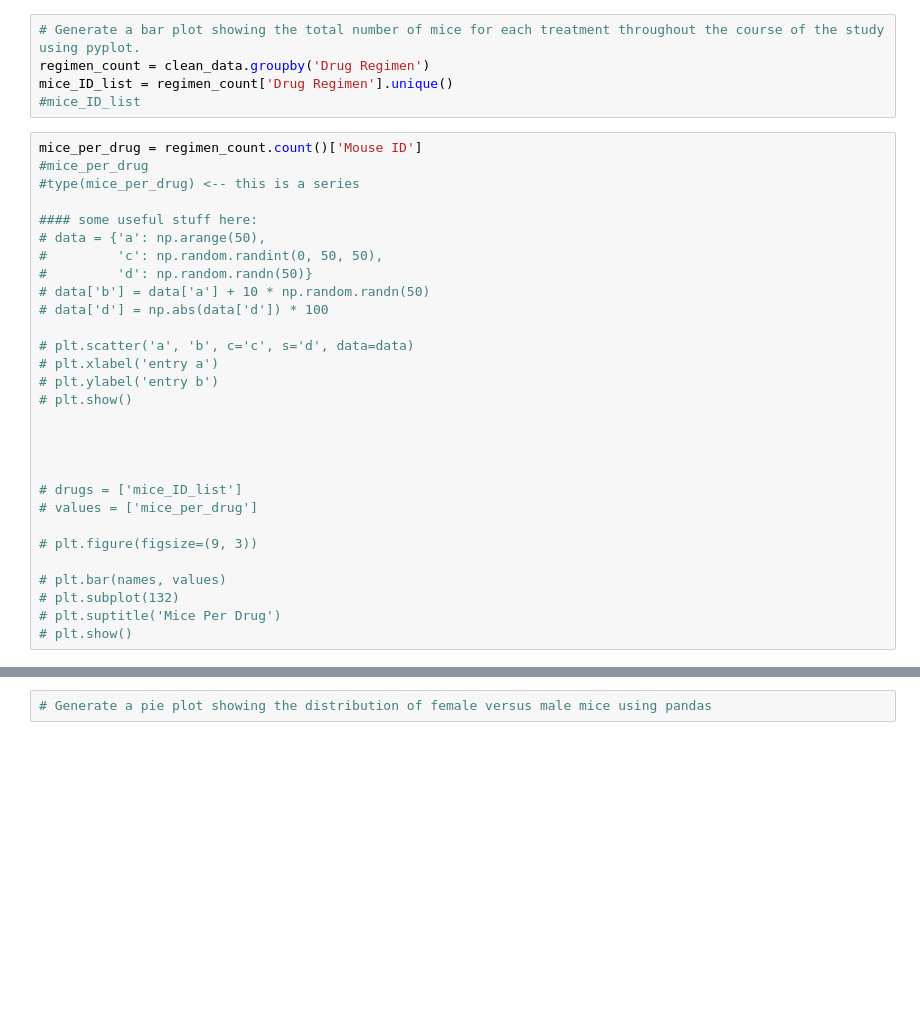
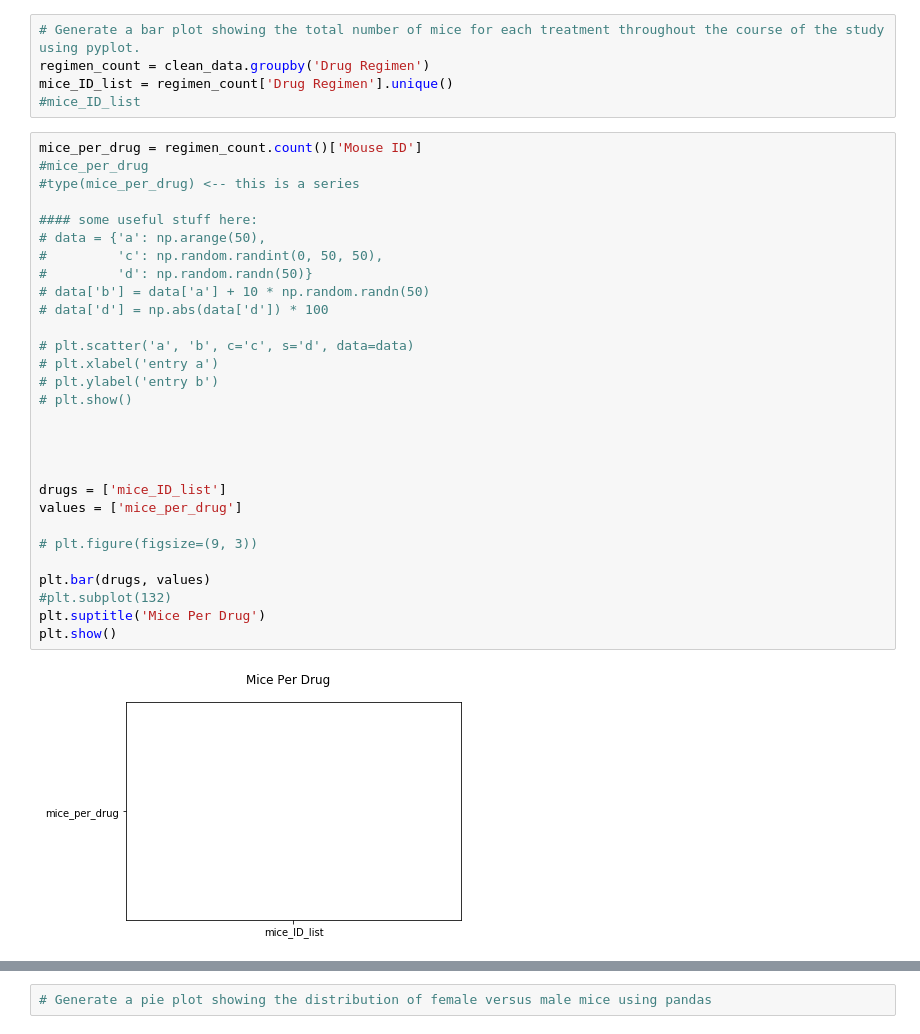
Before and after one commit to pasco27/matplotlib_homework, a Jupyter notebook: pymaceuticals_pascarella1.ipynb, the cells around one changed output, grey strips where cells are left out. Drawn from its saved outputs; the diff is of its cells as text; blank space fills up the shorter version.

Commit message:
worked some on pyplot chart

```diff
--- a/pymaceuticals_pascarella1.ipynb
+++ b/pymaceuticals_pascarella1.ipynb
@@ -160,29 +167,31 @@ mice_ID_list = regimen_count['Drug Regimen'].unique()
 # %%
 mice_per_drug = regimen_count.count()['Mouse ID']
 #mice_per_drug
 #type(mice_per_drug) <-- this is a series
 
 #### some useful stuff here:
 # data = {'a': np.arange(50),
 #         'c': np.random.randint(0, 50, 50),
 #         'd': np.random.randn(50)}
 # data['b'] = data['a'] + 10 * np.random.randn(50)
 # data['d'] = np.abs(data['d']) * 100
 
 # plt.scatter('a', 'b', c='c', s='d', data=data)
 # plt.xlabel('entry a')
 # plt.ylabel('entry b')
 # plt.show()
 
 
 
 
-# drugs = ['mice_ID_list']
-# values = ['mice_per_drug']
+drugs = ['mice_ID_list']
+values = ['mice_per_drug']
 
 # plt.figure(figsize=(9, 3))
 
-# plt.bar(names, values)
-# plt.subplot(132)
-# plt.suptitle('Mice Per Drug')
-# plt.show()
+plt.bar(drugs, values)
+#plt.subplot(132)
+plt.suptitle('Mice Per Drug')
+plt.show()
+# %% [output]
+[figure, added]
```
Also changed, not shown: parts of 3 cells of this notebook.
